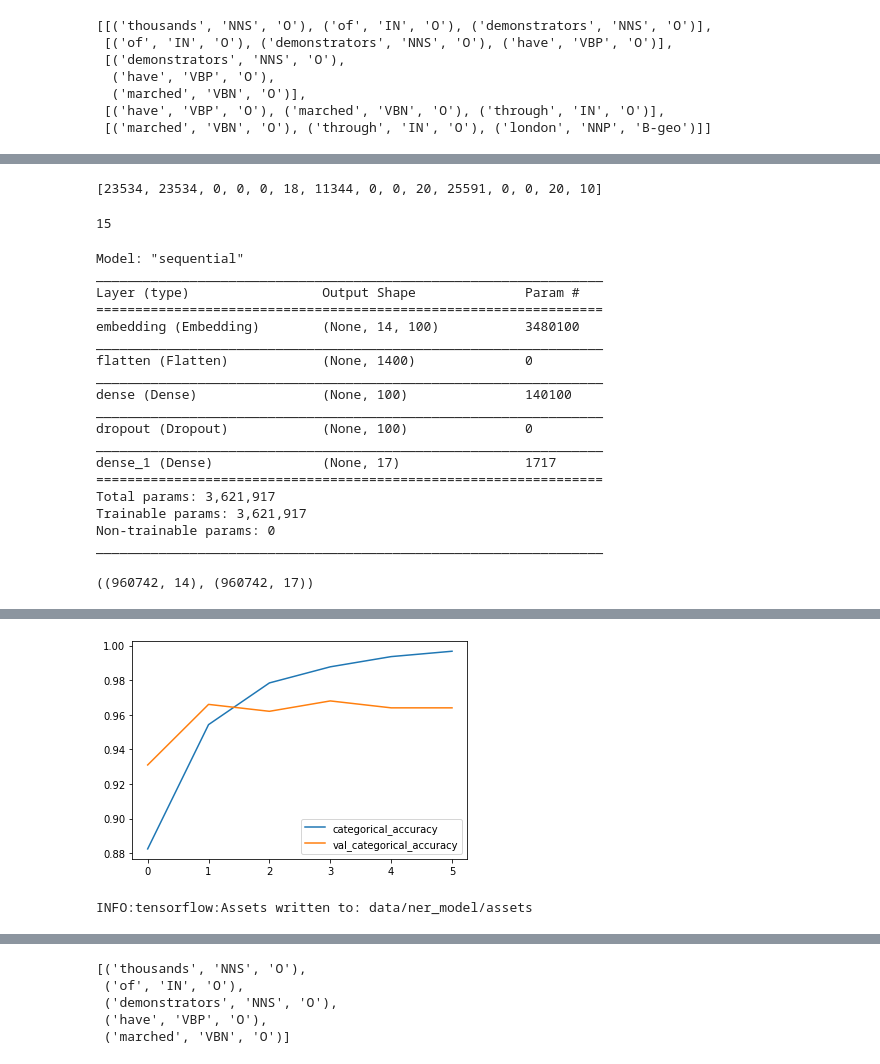
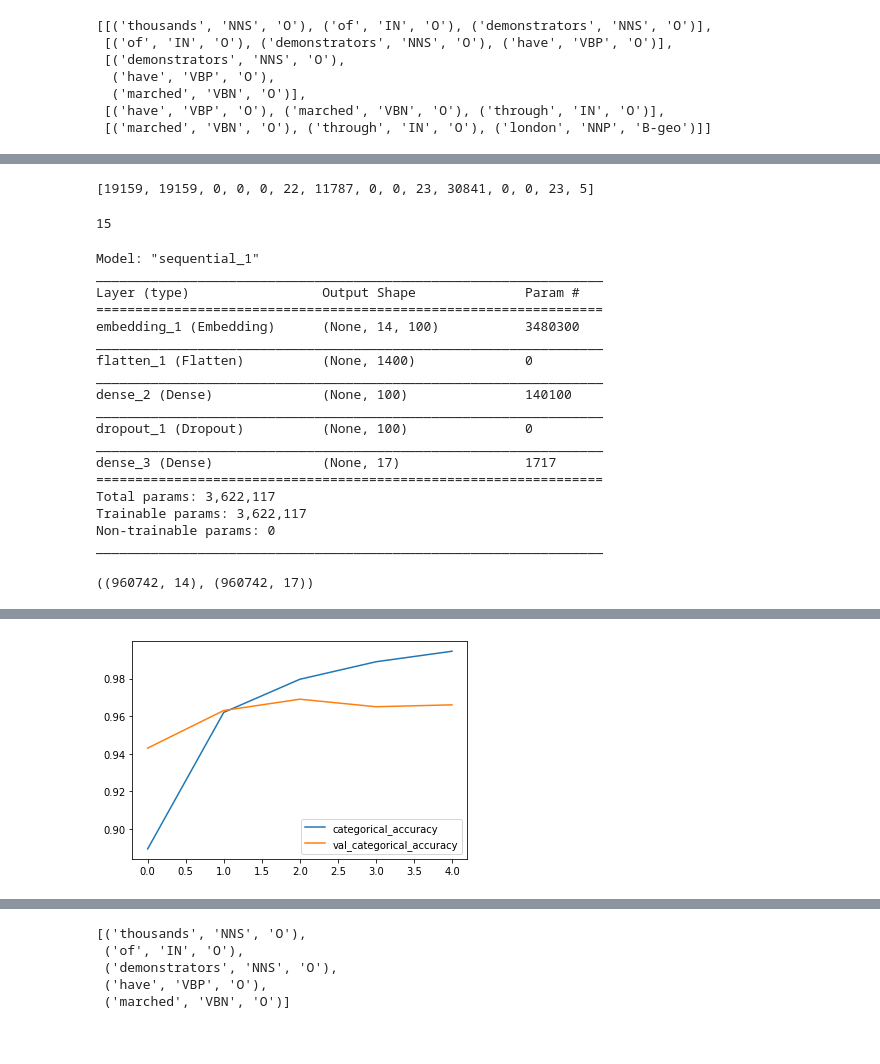
Before and after one commit to anthonynolan/ner, a Jupyter notebook: NER Tagger.ipynb, the cells around one changed output, grey strips where cells are left out. Saved outputs shown, nothing was run; the diff lists cells and outputs as text; code cells hidden in the pictures.

```diff
--- a/NER Tagger.ipynb
+++ b/NER Tagger.ipynb
@@ -35,3 +38,6 @@ train = train[train['POS'].map(lambda x: x not in tags_for_removal)]
+# %%
+UNK = '<UNK>'
+POS_UNK = '<POS_UNK>'
 # %%
 # Decide on the features to determine the window size for training
 input_data = []
@@ -83,22 +98,25 @@ suffixes = []
 for item in set(train['Word']):
     suffixes.append(item[-3:])
 
-pos_vocab = set(train['POS'])
+pos_vocab = set([POS_UNK])
+pos_vocab.update(train['POS'])
+
 index_to_pos = {k:v for k, v in enumerate(pos_vocab)}
-pos_to_index = {v:k for k, v in index_to_pos.items()}
+pos_to_index = defaultdict(None, {v:k for k, v in index_to_pos.items()})
 
 tag_vocab = set(train['Tag'])
 index_to_tag = {k:v for k, v in enumerate(tag_vocab)}
 tag_to_index = {v:k for k, v in index_to_tag.items()}
 
-word_vocab = set(train['Word'])
+word_vocab = set([UNK])
+word_vocab.update(train['Word'])
 print(len(word_vocab))
 
 word_vocab.update(suffixes)
 print(len(word_vocab))
 
 index_to_word = {k+len(pos_vocab): v for k, v in enumerate(word_vocab)}
-word_to_index = {v:k for k, v in index_to_word.items()}
+word_to_index = defaultdict(None, {v:k for k, v in index_to_word.items()})
 
 print(len(word_vocab), len(pos_vocab), len(tag_vocab))
 # %% [output]
@@ -109,26 +151,26 @@ print(len(word_vocab), len(pos_vocab), len(tag_vocab))
 def build_features(row, mode='train'):
     features = []
 
-    features.append(word_to_index[row[1][0].lower()])
-    features.append(word_to_index[row[1][0][-3:]])
+    features.append(word_to_index.get(row[1][0].lower(), word_to_index[UNK]))
+    features.append(word_to_index.get(row[1][0][-3:], word_to_index[UNK]))
 #    features.append(row[1][0][-2:])
     features.append(int(row[1][0].istitle()))
     features.append(int(row[1][0].isupper()))
     features.append(int(row[1][0].isdigit()))
-    features.append(pos_to_index[row[1][1]])
+    features.append(pos_to_index.get(row[1][1], pos_to_index[POS_UNK]))
 #    features.append(row[1][1][:2])
 
 
-    features.append(word_to_index[row[0][0].lower()])
+    features.append(word_to_index.get(row[0][0].lower(), word_to_index[UNK]))
     features.append(int(row[0][0].istitle()))
     features.append(int(row[0][0].isupper()))
-    features.append(pos_to_index[row[0][1]])
+    features.append(pos_to_index.get(row[0][1], pos_to_index[POS_UNK]))
 #    features.append(row[0][1][:2])
 
-    features.append(word_to_index[row[2][0].lower()])
+    features.append(word_to_index.get(row[2][0].lower(), word_to_index[UNK]))
     features.append(int(row[2][0].istitle()))
     features.append(int(row[2][0].isupper()))
-    features.append(pos_to_index[row[2][1]])
+    features.append(pos_to_index.get(row[2][1], pos_to_index[POS_UNK]))
 #    features.append(row[2][1][:2])
 
     if mode=='train':
@@ -138,7 +180,7 @@ def build_features(row, mode='train'):
 
 build_features(matrix[0])
 # %% [output]
-[23534, 23534, 0, 0, 0, 18, 11344, 0, 0, 20, 25591, 0, 0, 20, 10]
+[19159, 19159, 0, 0, 0, 22, 11787, 0, 0, 23, 30841, 0, 0, 23, 5]
 # %%
 transformed_matrix = []
 
@@ -164,22 +206,22 @@ def get_model(vocab_size, d_model):
 model = get_model(len(word_vocab)+len(pos_vocab)+len(tag_vocab), 100)
 model.summary()
 # %% [output]
-Model: "sequential"
+Model: "sequential_1"
 _________________________________________________________________
 Layer (type)                 Output Shape              Param #
 =================================================================
-embedding (Embedding)        (None, 14, 100)           3480100
+embedding_1 (Embedding)      (None, 14, 100)           3480300
 _________________________________________________________________
-flatten (Flatten)            (None, 1400)              0
+flatten_1 (Flatten)          (None, 1400)              0
 _________________________________________________________________
-dense (Dense)                (None, 100)               140100
+dense_2 (Dense)              (None, 100)               140100
 _________________________________________________________________
-dropout (Dropout)            (None, 100)               0
+dropout_1 (Dropout)          (None, 100)               0
 _________________________________________________________________
-dense_1 (Dense)              (None, 17)                1717
+dense_3 (Dense)              (None, 17)                1717
 =================================================================
-Total params: 3,621,917
-Trainable params: 3,621,917
+Total params: 3,622,117
+Trainable params: 3,622,117
 Non-trainable params: 0
 _________________________________________________________________
 # %%
@@ -197,13 +239,17 @@ X_test = X[max_train_size:max_train_size+int(.1*max_train_size)]
 
 y_train = y[:max_train_size]
 y_test = y[max_train_size:max_train_size+int(.1*max_train_size)]
+# %%
+CHECKPOINT_DIR = 'data/model/ner_checkpoint'
 # %%
 history = model.fit(X_train,
                     y_train,
                     validation_data=(X_test, y_test),
                     batch_size=32,
                     epochs=10,
-                    callbacks=tf.keras.callbacks.EarlyStopping(monitor='val_categorical_accuracy', patience=2))
+                    callbacks=[tf.keras.callbacks.EarlyStopping(monitor='val_categorical_accuracy', patience=2),
+                               tf.keras.callbacks.ModelCheckpoint(CHECKPOINT_DIR, monitor='val_categorical_accuracy',
+                                                                save_best_only=True)])
 
 for key in ['categorical_accuracy', 'val_categorical_accuracy']:
     plt.plot(history.history[key], label=key)
@@ -225,8 +272,7 @@ Epoch 6/10
-[figure, old version]
+[figure, new version]
 # %%
-model.save('data/ner_model/')
+#model.save('data/ner_model/')
+#model = keras.models.load_model('data/model/ner_checkpoint')
-# %% [output]
-INFO:tensorflow:Assets written to: data/ner_model/assets
 # %%
 results = []
 for a in range(1000):
```
Also changed, not shown: parts of 30 cells of this notebook, 1 other file.
